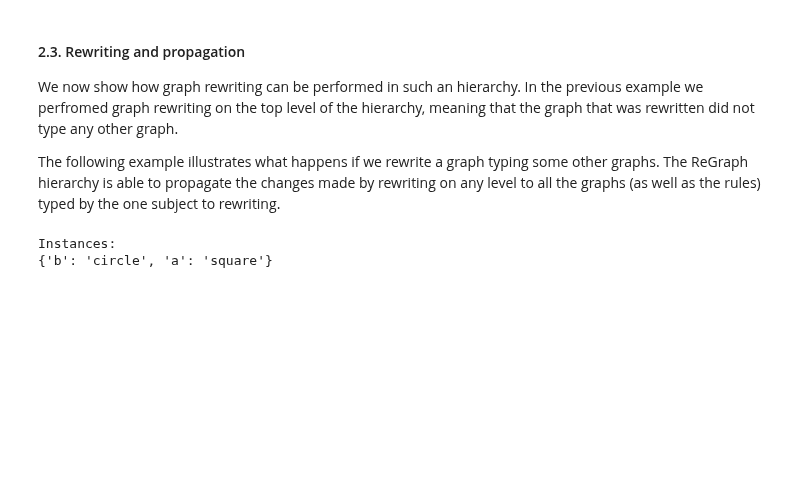
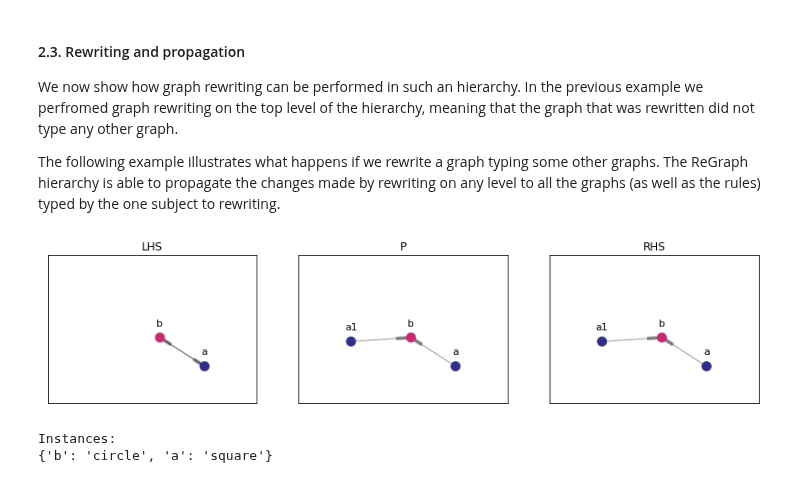
Before and after one commit to Kappa-Dev/ReGraph, a Jupyter notebook: examples/ReGraph_demo.ipynb, the cells around one changed output. Drawn from its saved outputs; the diff is of its cells as text; code cells hidden in the pictures; blank space fills up the shorter version.

```diff
--- a/examples/ReGraph_demo.ipynb
+++ b/examples/ReGraph_demo.ipynb
@@ -686,6 +706,10 @@ rule = Rule(
     {"a": "a", "a1": "a", "b": "b"},
     {"a": "a", "a1": "a1", "b": "b"},
 )
+# %%
+plot_rule(rule)
+# %% [output]
+[figure, added]
 # %%
 instances = hierarchy.find_matching("shapes", lhs)
 print("Instances:")
```
Also changed, not shown: parts of 19 cells of this notebook, 5 other files.
